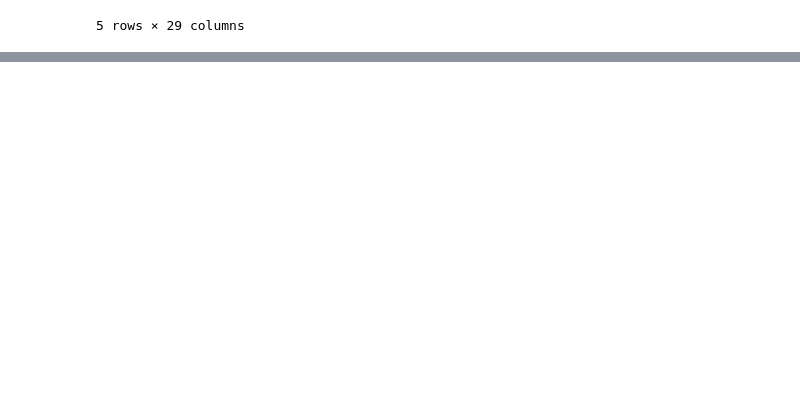
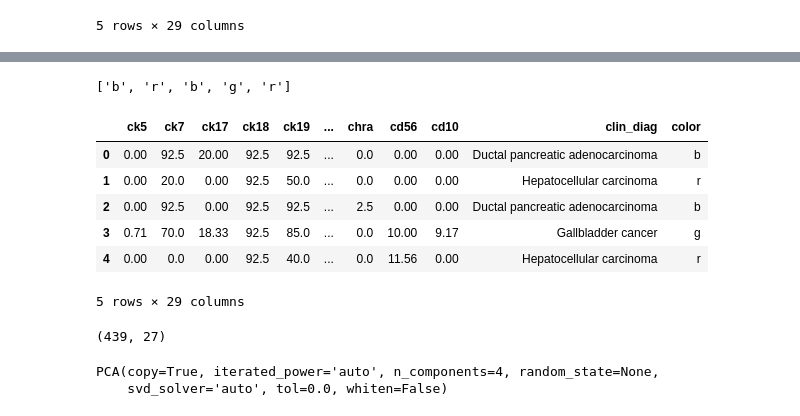
Before and after one commit to Dwgranadier/Capstone, a Jupyter notebook: TCFB_2020.ipynb, the cells around one changed output, grey strips where cells are left out. Cells and saved outputs as stored; diff of their text form; code cells hidden in the pictures; blank space fills up the shorter version.

```diff
--- a/TCFB_2020.ipynb
+++ b/TCFB_2020.ipynb
@@ -75,0 +79,7 @@ Hepatocellular carcinoma           0.00  20.0   0.00  92.5  50.0  ...  30.0
+# %%
+diagnosis_set = set(grouped_df['clin_diag'])
+
+
+for diagnosis in diagnosis_set:
+    print('stats for diagnosis', diagnosis)
+    print(grouped_df[ grouped_df['clin_diag'] == diagnosis].describe())
@@ -75,0 +151,20 @@ Hepatocellular carcinoma           0.00  20.0   0.00  92.5  50.0  ...  30.0
+# %%
+# Here we are going to set up a dictionary that maps from iris species to plotting colors
+
+set_of_diagnoses = set( grouped_df['clin_diag'] ) # get rid of duplicates in the species column
+
+color_dict = {}
+
+# zip is a useful builtin function that takes two lists/sets/sequences and
+#  lets you loop over them at the same time
+# Note how since we are looping over a pair of zipped lists we have two variables after for
+#
+for diagnosis, color in zip( set_of_diagnoses, 'rgbymck' ):
+    print(diagnosis, color)
+    color_dict[ diagnosis ] = color
+
+print(color_dict)
+
+# note that we don't have any control over which order the species come in:
+# compare the output if we add sorted(...) around set
+#
@@ -75,0 +180,37 @@ Hepatocellular carcinoma           0.00  20.0   0.00  92.5  50.0  ...  30.0
+# %%
+# now let's use this dictionary to make a new column for the iris dataframe, containing the colors
+colors = []
+for diagnosis in grouped_df['clin_diag']:
+    colors.append(color_dict[diagnosis])
+
+print(colors[:5])
+# %% [output]
+['b', 'r', 'b', 'g', 'r']
+# %%
+grouped_df['color'] = colors
+grouped_df.head()
+# %% [output]
+|  | ck5 | ck7 | ck17 | ck18 | ck19 | ... | chra | cd56 | cd10 | clin_diag | color |
+| 0 | 0.00 | 92.5 | 20.00 | 92.5 | 92.5 | ... | 0.0 | 0.00 | 0.00 | Ductal pancreatic adenocarcinoma | b |
+| 1 | 0.00 | 20.0 | 0.00 | 92.5 | 50.0 | ... | 0.0 | 0.00 | 0.00 | Hepatocellular carcinoma | r |
+| 2 | 0.00 | 92.5 | 0.00 | 92.5 | 92.5 | ... | 2.5 | 0.00 | 0.00 | Ductal pancreatic adenocarcinoma | b |
+| 3 | 0.71 | 70.0 | 18.33 | 92.5 | 85.0 | ... | 0.0 | 10.00 | 9.17 | Gallbladder cancer | g |
+| 4 | 0.00 | 0.0 | 0.00 | 92.5 | 40.0 | ... | 0.0 | 11.56 | 0.00 | Hepatocellular carcinoma | r |
+5 rows × 29 columns
+# %%
+X_df = grouped_df.drop(['clin_diag','color'], axis=1)
+X_df.shape
+# %% [output]
+(439, 27)
+# %%
+from sklearn.decomposition import PCA # sklearn == scikit-learn package name
+
+# This is the general scikit-learn workflow
+# Step 1. create and configure the model:
+pca = PCA(n_components=4)
+
+# Step 2. fit the model to the data
+pca.fit(X_df)
+# %% [output]
+PCA(copy=True, iterated_power='auto', n_components=4, random_state=None,
+    svd_solver='auto', tol=0.0, whiten=False)
```
Also changed, not shown: parts of 17 cells of this notebook, 3 other files.
